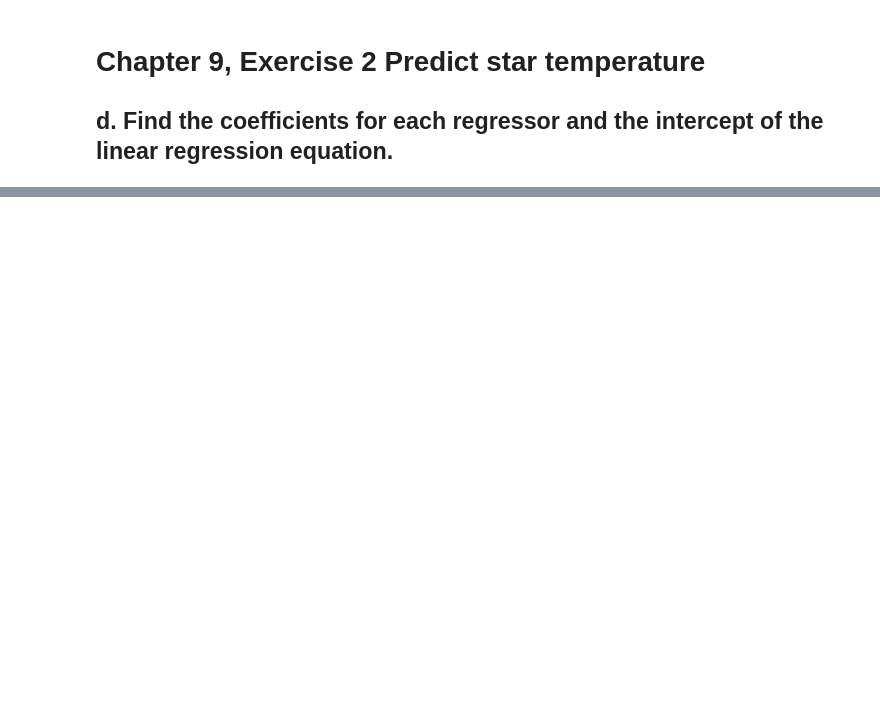
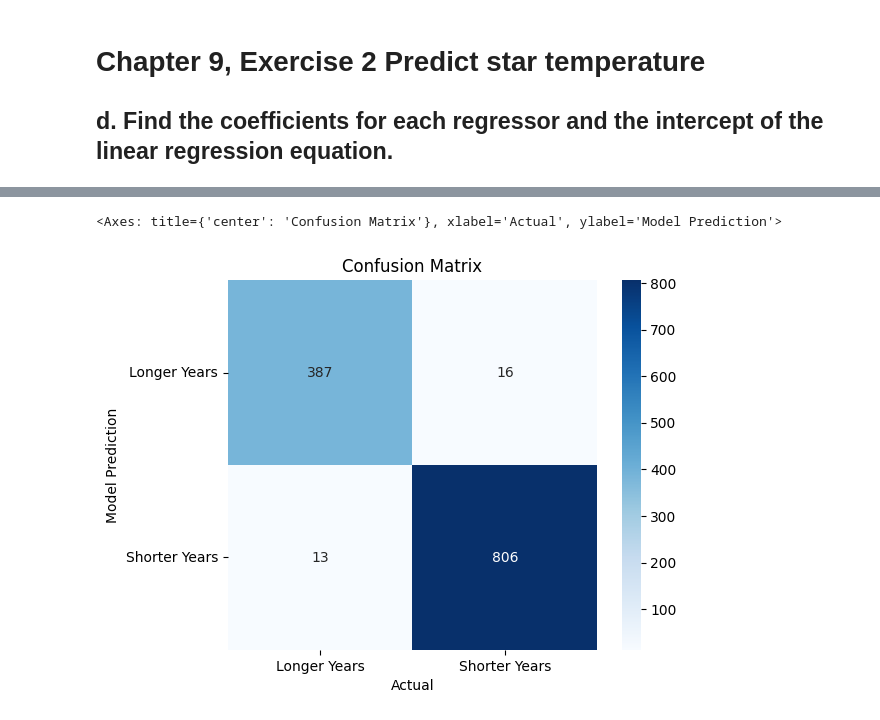
Before and after one commit to gabriel-joseph/data_science_portfolio, a Jupyter notebook: week10_eda/week9_10_vance_g.ipynb, the cells around one changed output, grey strips where cells are left out. Cells and saved outputs as stored; diff of their text form; code cells hidden in the pictures; blank space fills up the shorter version.

```diff
--- a/week10_eda/week9_10_vance_g.ipynb
+++ b/week10_eda/week9_10_vance_g.ipynb
@@ -130,0 +262,8 @@ linreg.fit(X_train, y_train)
+# %%
+
+# Predict the labels for the training data
+y_pred_planets = logreg.predict(X_planets)
+
+# Calculate accuracy score
+accuracy = accuracy_score(y_planets, y_pred_planets)
+print(f"Accuracy Score: {accuracy:.4f}")
@@ -130,0 +304,8 @@ linreg.fit(X_train, y_train)
+# %%
+
+# Plot the confusion matrix for the logistic regression model
+class_labels = ['Longer Years', 'Shorter Years']
+confusion_matrix_visual(y_planets, y_pred_planets, class_labels)
+# %% [output]
+<Axes: title={'center': 'Confusion Matrix'}, xlabel='Actual', ylabel='Model Prediction'>
+[figure, added]
```
Also changed, not shown: parts of 19 cells of this notebook.
